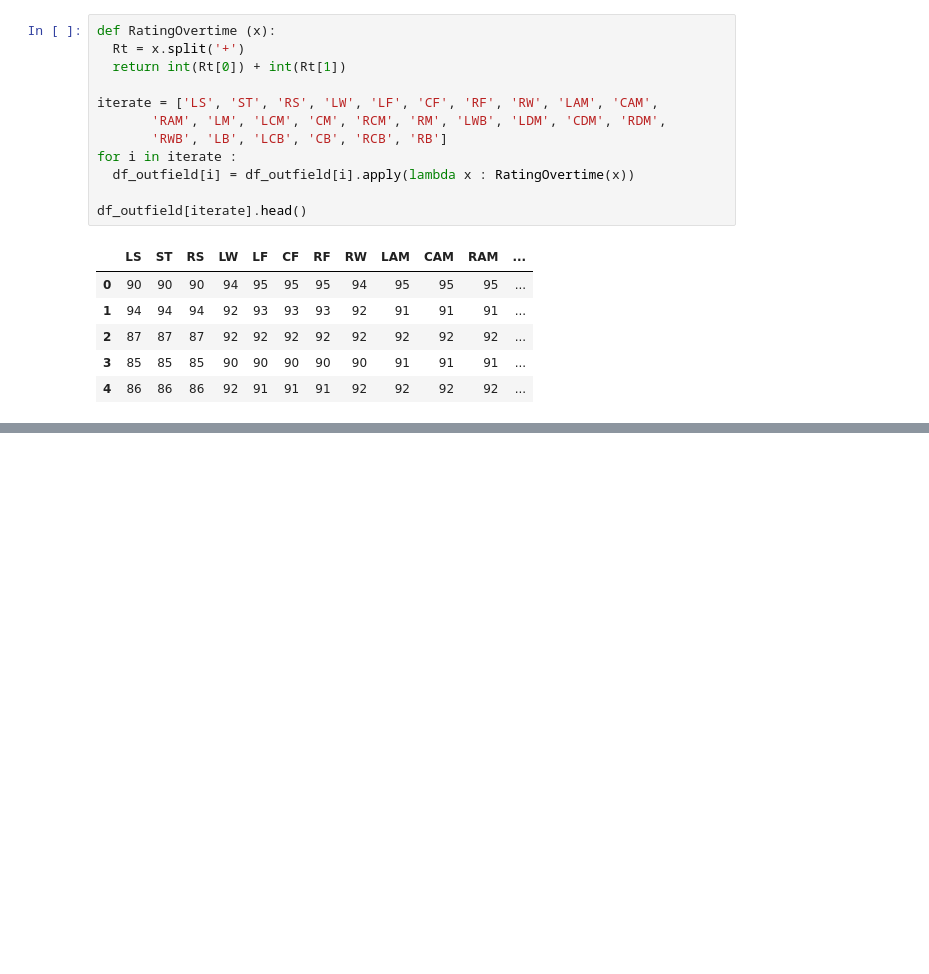
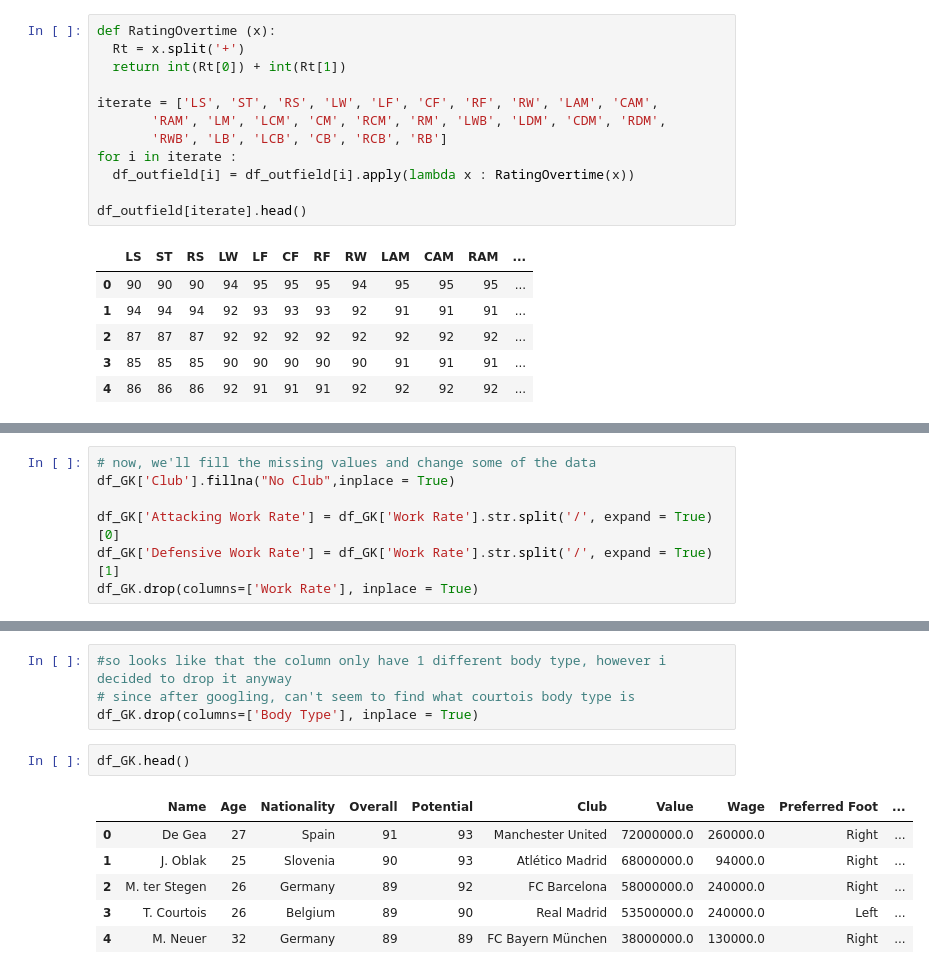
Before and after one commit to ChristoRay/ChrisPortofolioForDS, a Jupyter notebook: Fifa_19.ipynb, the cells around one changed output, grey strips where cells are left out. Drawn from its saved outputs; the diff is of its cells as text; blank space fills up the shorter version.

```diff
--- a/Fifa_19.ipynb
+++ b/Fifa_19.ipynb
@@ -658,0 +806,7 @@ memory usage: 9.1+ MB
+# %%
+# now, we'll fill the missing values and change some of the data
+df_GK['Club'].fillna("No Club",inplace = True)
+
+df_GK['Attacking Work Rate'] = df_GK['Work Rate'].str.split('/', expand = True)[0]
+df_GK['Defensive Work Rate'] = df_GK['Work Rate'].str.split('/', expand = True)[1]
+df_GK.drop(columns=['Work Rate'], inplace = True)
@@ -658,0 +822,13 @@ memory usage: 9.1+ MB
+# %%
+#so looks like that the column only have 1 different body type, however i decided to drop it anyway
+# since after googling, can't seem to find what courtois body type is
+df_GK.drop(columns=['Body Type'], inplace = True)
+# %%
+df_GK.head()
+# %% [output]
+|  | Name | Age | Nationality | Overall | Potential | Club | Value | Wage | Preferred Foot | ... |
+| 0 | De Gea | 27 | Spain | 91 | 93 | Manchester United | 72000000.0 | 260000.0 | Right | ... |
+| 1 | J. Oblak | 25 | Slovenia | 90 | 93 | Atlético Madrid | 68000000.0 | 94000.0 | Right | ... |
+| 2 | M. ter Stegen | 26 | Germany | 89 | 92 | FC Barcelona | 58000000.0 | 240000.0 | Right | ... |
+| 3 | T. Courtois | 26 | Belgium | 89 | 90 | Real Madrid | 53500000.0 | 240000.0 | Left | ... |
+| 4 | M. Neuer | 32 | Germany | 89 | 89 | FC Bayern München | 38000000.0 | 130000.0 | Right | ... |
```
Also changed, not shown: parts of 14 cells of this notebook.
